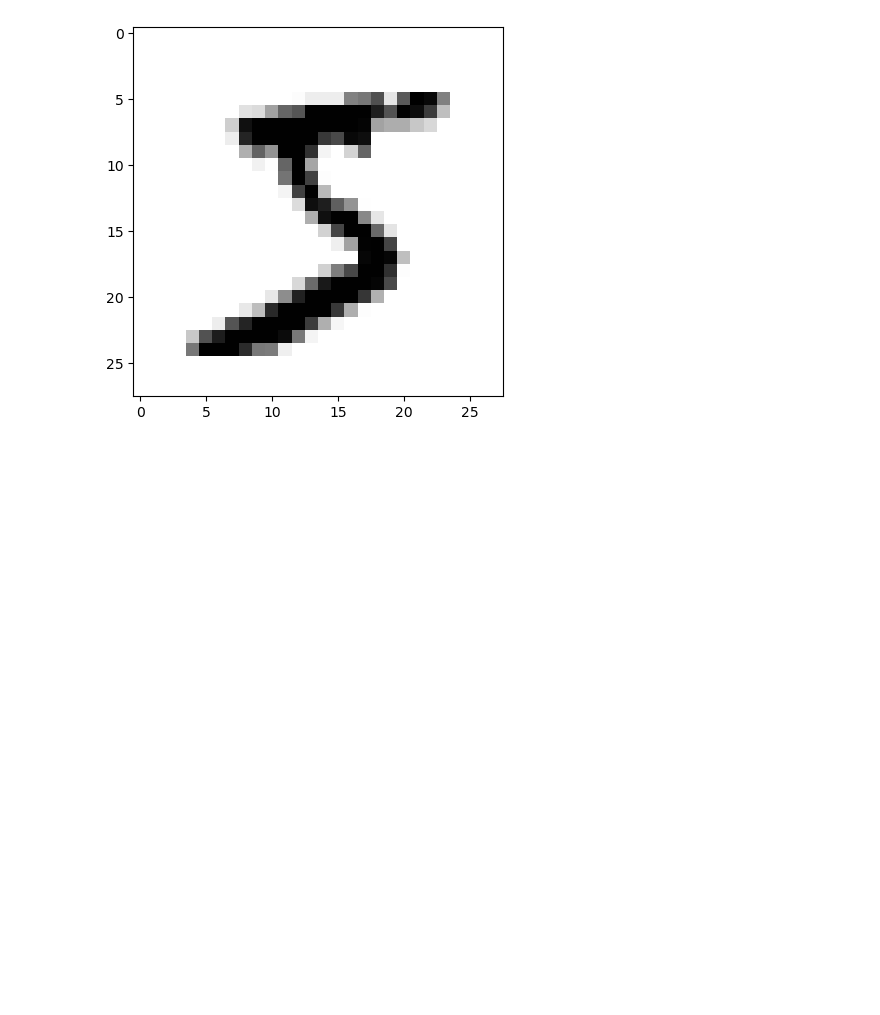
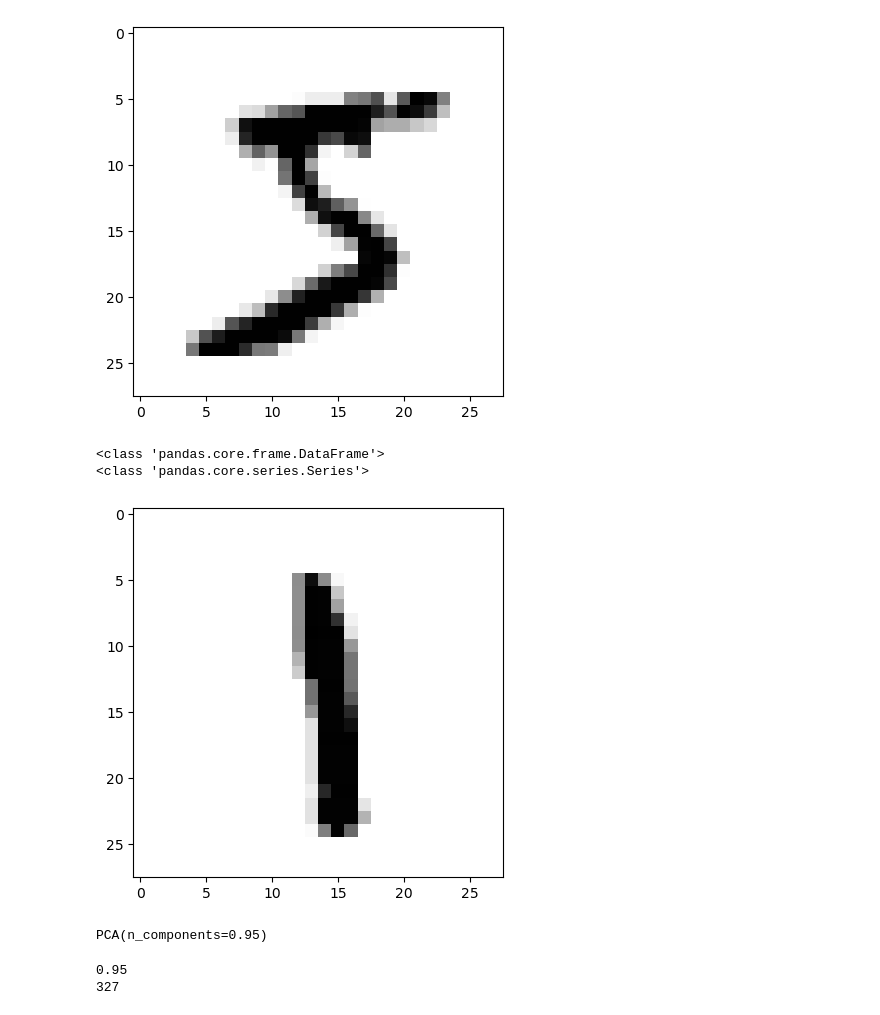
Before and after one commit to zwnep/Sample_Projects, a Jupyter notebook: El Yazılarını Tanıma/Untitled.ipynb, the cells around one changed output. Cells and saved outputs as stored; diff of their text form; code cells hidden in the pictures; blank space fills up the shorter version.

```diff
--- a/El Yazılarını Tanıma/Untitled.ipynb
+++ b/El Yazılarını Tanıma/Untitled.ipynb
@@ -61,3 +62,13 @@ show_samples(data, 0)
 [figure]
 # %%
 # 70,000 image dosyası, her bir image için 784 boyut(784 feature) mevcut.
+# %%
+# Split the data -> train, test
+
+train_img, test_img, train_lbl, test_lbl = train_test_split(data, mnist.target, test_size=0.2, random_state=0)
+# %%
+print(type(train_img))
+print(type(train_lbl))
+# %% [output]
+<class 'pandas.core.frame.DataFrame'>
+<class 'pandas.core.series.Series'>
@@ -63,0 +78,4 @@ show_samples(data, 0)
+# %%
+show_samples(test_img, 2)
+# %% [output]
+[figure, added]
@@ -63,0 +94,10 @@ show_samples(data, 0)
+# %%
+pca.fit(train_img)
+# %% [output]
+PCA(n_components=0.95)
+# %%
+print(pca.n_components)
+print(pca.n_components_) # 784->?
+# %% [output]
+0.95
+327
```
Also changed, not shown: parts of 23 cells of this notebook, 8 other files.
